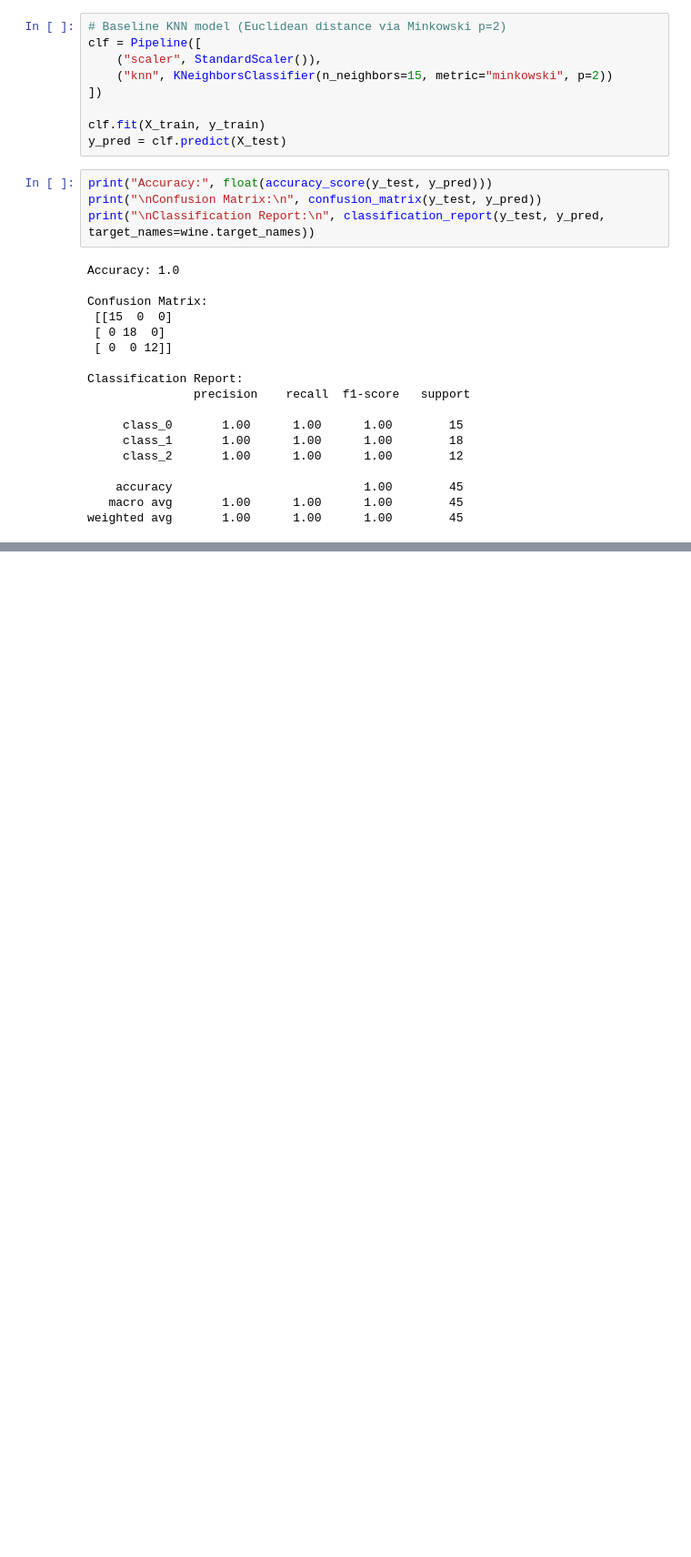
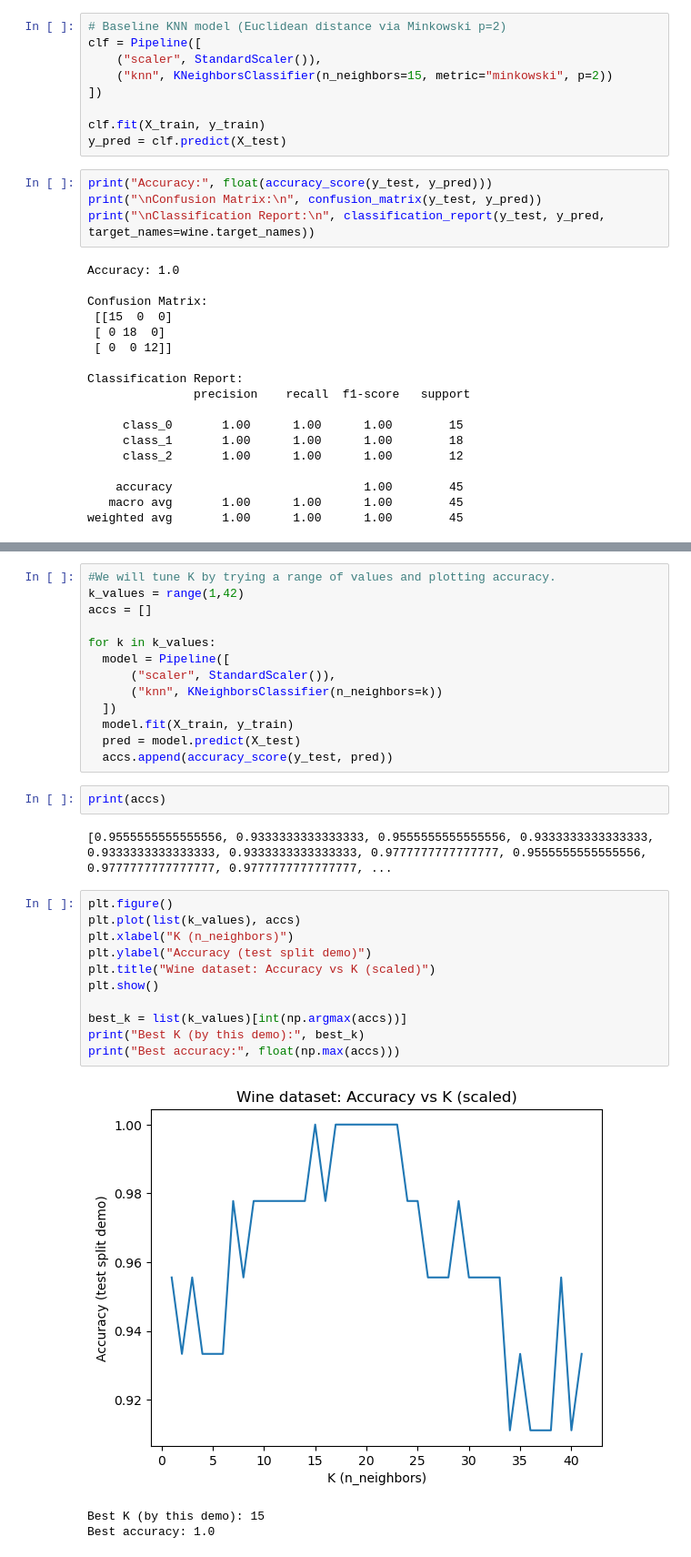
Before and after one commit to shoyebreza/ML, a Jupyter notebook: Machine-learning/Module17-K Nearest Neighbour/Module 17_KNN Implementation.ipynb, the cells around one changed output, grey strips where cells are left out. Shown at 91% size. Drawn from its saved outputs; the diff is of its cells as text; blank space fills up the shorter version.

Commit message:
Model Evaluation & Optimization

```diff
--- a/Machine-learning/Module17-K Nearest Neighbour/Module 17_KNN Implementation.ipynb
+++ b/Machine-learning/Module17-K Nearest Neighbour/Module 17_KNN Implementation.ipynb
@@ -114,0 +134,32 @@ weighted avg       1.00      1.00      1.00        45
+# %%
+#We will tune K by trying a range of values and plotting accuracy.
+k_values = range(1,42)
+accs = []
+
+for k in k_values:
+  model = Pipeline([
+      ("scaler", StandardScaler()),
+      ("knn", KNeighborsClassifier(n_neighbors=k))
+  ])
+  model.fit(X_train, y_train)
+  pred = model.predict(X_test)
+  accs.append(accuracy_score(y_test, pred))
+# %%
+print(accs)
+# %% [output]
+[0.9555555555555556, 0.9333333333333333, 0.9555555555555556, 0.9333333333333333, 0.9333333333333333, 0.9333333333333333, 0.9777777777777777, 0.9555555555555556, 0.9777777777777777, 0.9777777777777777, ...
+# %%
+plt.figure()
+plt.plot(list(k_values), accs)
+plt.xlabel("K (n_neighbors)")
+plt.ylabel("Accuracy (test split demo)")
+plt.title("Wine dataset: Accuracy vs K (scaled)")
+plt.show()
+
+best_k = list(k_values)[int(np.argmax(accs))]
+print("Best K (by this demo):", best_k)
+print("Best accuracy:", float(np.max(accs)))
+# %% [output]
+[figure, added]
+Best K (by this demo): 15
+Best accuracy: 1.0
```
Also changed, not shown: parts of 2 cells of this notebook.
